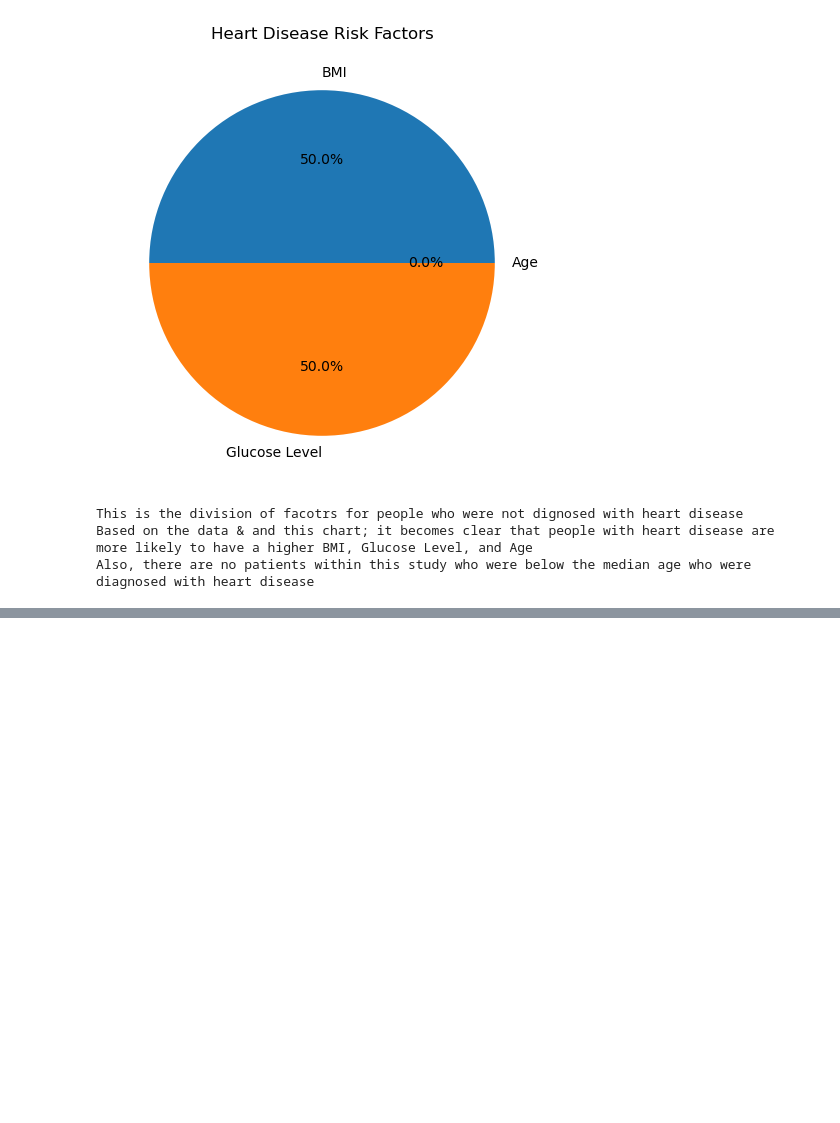
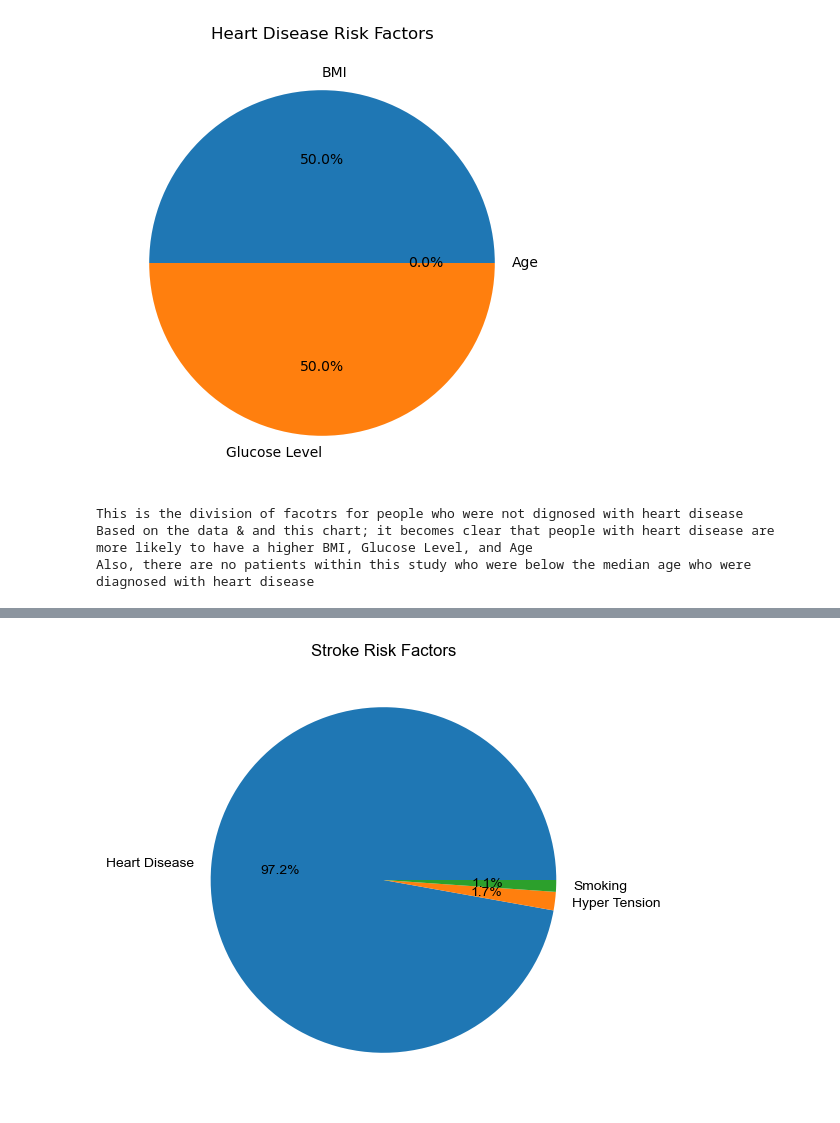
Before and after one commit to eeneedles/group-two-project-one, a Jupyter notebook: Health Care Stat.ipynb, the cells around one changed output, grey strips where cells are left out. Saved outputs shown, nothing was run; the diff lists cells and outputs as text; code cells hidden in the pictures; blank space fills up the shorter version.

```diff
--- a/Health Care Stat.ipynb
+++ b/Health Care Stat.ipynb
@@ -436,0 +446,5 @@ Also, there are no patients within this study who were below the median age who
+# %%
+# For Stroke Prediction, find the amount of people who had a stroke who were also diagnose with Heart Disease
+
+Stroke_Prediction_Heart_Disease = Stroke_Prediction.loc[Stroke_Prediction['Heart Disease'] == 1]
+Stroke_Prediction_Heart_Disease['Stroke History'].sum()
@@ -436,0 +603,10 @@ Also, there are no patients within this study who were below the median age who
+# %%
+# Create a Pie Chart comparing the amount of people who had a Stroke with Heart Diesease, Hyper Tension and Smoked (Stroke_Prediction)
+
+plt.pie([Stroke_Prediction_Heart_Disease['Stroke History'].sum(), hyper_tension_stroke['stroke'].sum(), smokeing_status_stroke['stroke'].sum()], labels=['Heart Disease', 'Hyper Tension', 'Smoking'], autopct='%1.1f%%')
+plt.title('Stroke Risk Factors')
+plt.subplots_adjust(left=0.0, bottom=0.1, right=1.0, top=1.0, wspace=0.0, hspace=0.0)
+plt.style.use('seaborn')
+plt.show()
+# %% [output]
+[figure, added]
```
Also changed, not shown: parts of 14 cells of this notebook, 1 other file.
